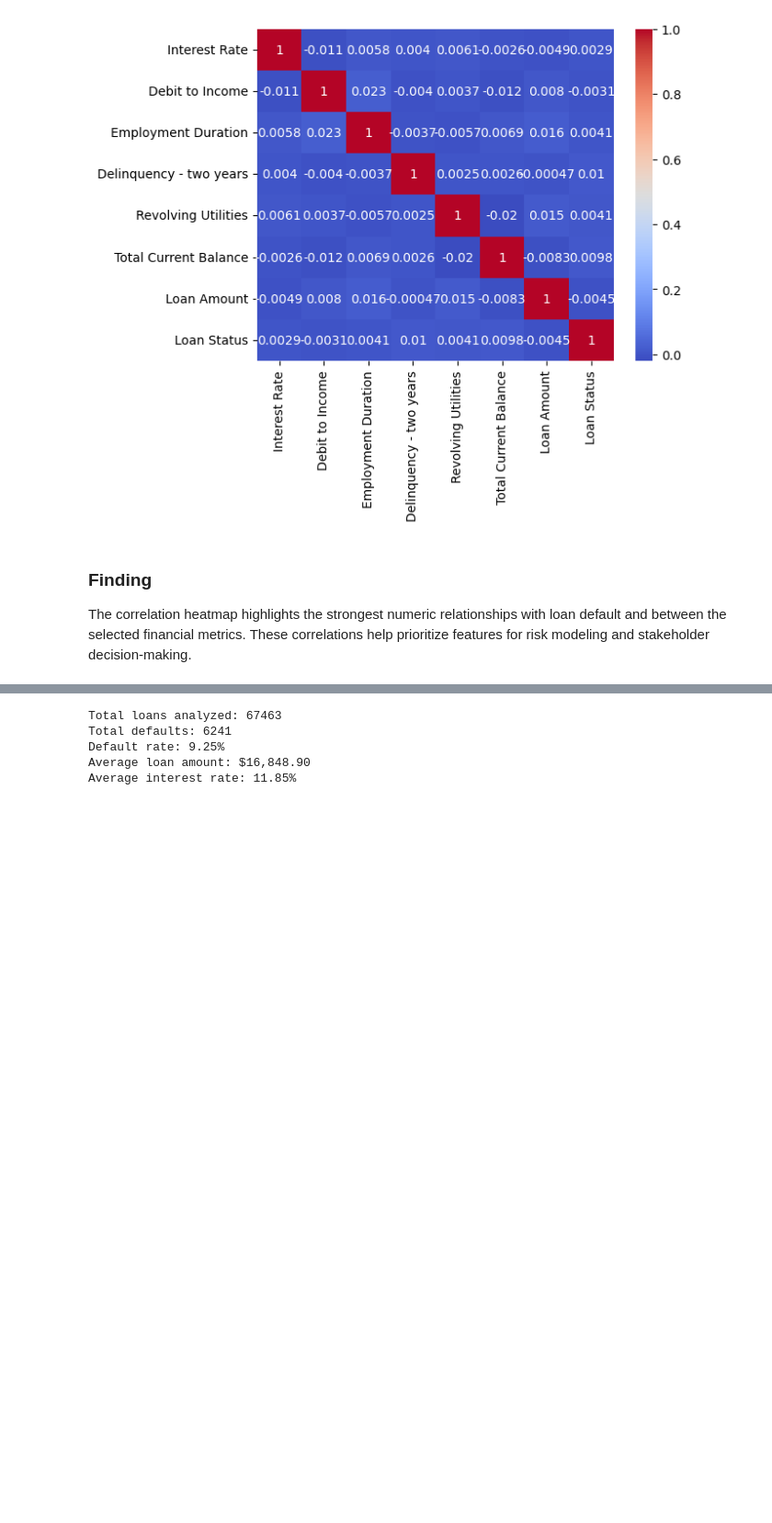
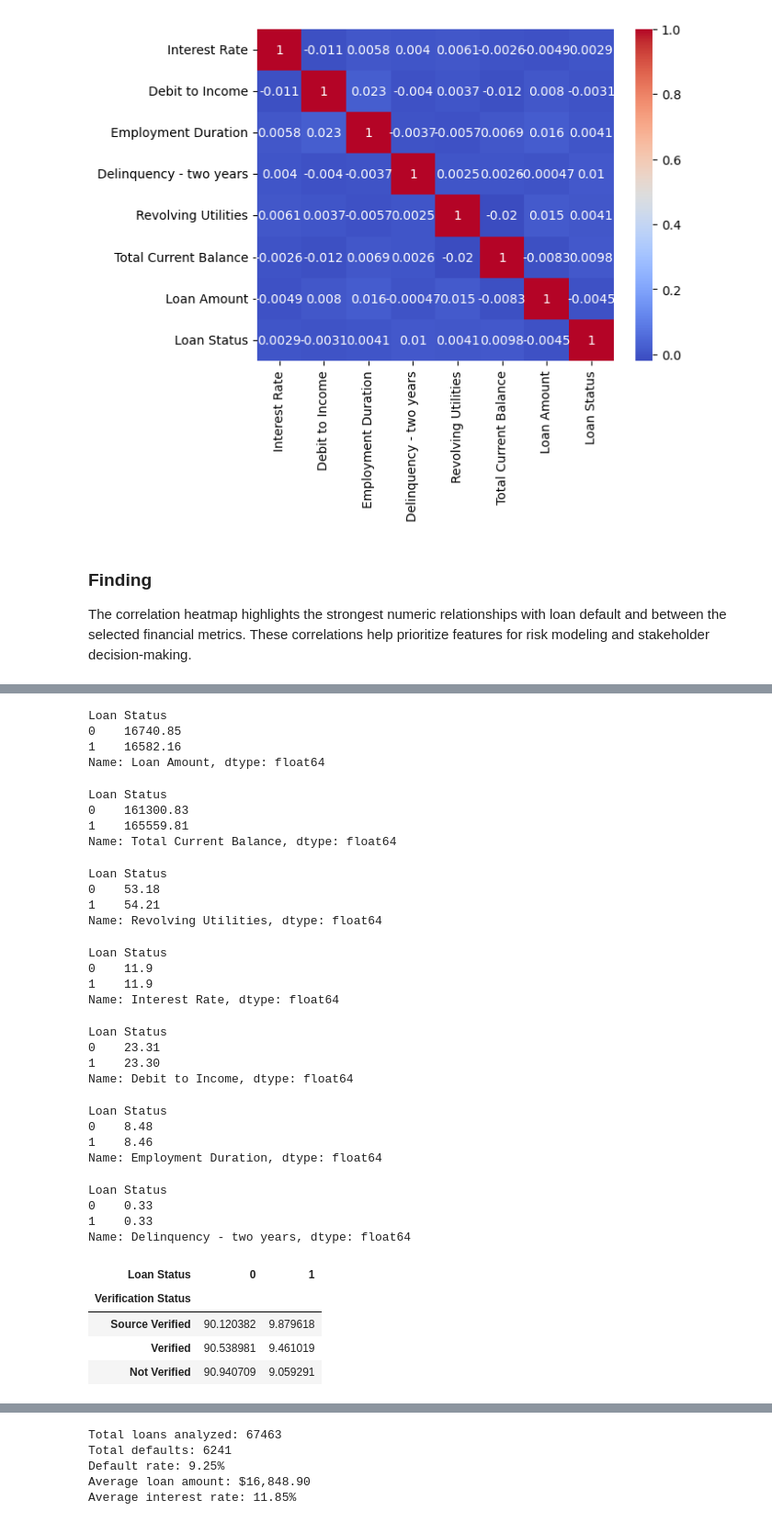
Before and after one commit to Dilen-dev/Loan-default-analysis, a Jupyter notebook: Loan Default.ipynb, the cells around one changed output, grey strips where cells are left out. Shown at 92% size. Drawn from its saved outputs; the diff is of its cells as text; code cells hidden in the pictures; blank space fills up the shorter version.

```diff
--- a/Loan Default.ipynb
+++ b/Loan Default.ipynb
@@ -514,0 +559,75 @@ The correlation heatmap highlights the strongest numeric relationships with loan
+# %%
+#Question 10: Does Loan Amount have an influence on loan default?
+Rent_class.groupby("Loan Status")["Loan Amount"].mean().round(2)
+# %% [output]
+Loan Status
+0    16740.85
+1    16582.16
+Name: Loan Amount, dtype: float64
+# %%
+#Question 9: Does Total Current Balance have an influence on loan default?
+Rent_class.groupby("Loan Status")["Total Current Balance"].mean().round(2)
+# %% [output]
+Loan Status
+0    161300.83
+1    165559.81
+Name: Total Current Balance, dtype: float64
+# %%
+#Question 8: Does Revolving Utilities have an influence on loan default?
+Rent_class.groupby("Loan Status")["Revolving Utilities"].mean().round(2)
+# %% [output]
+Loan Status
+0    53.18
+1    54.21
+Name: Revolving Utilities, dtype: float64
+# %%
+#Question 2: Does Interest Rate have an influence on loan default?
+Rent_class.groupby("Loan Status")["Interest Rate"].mean().round(2)
+# %% [output]
+Loan Status
+0    11.9
+1    11.9
+Name: Interest Rate, dtype: float64
+# %%
+#Question 3: Does Debit to Income have an influence on loan default?
+Rent_class.groupby("Loan Status")["Debit to Income"].mean().round(2)
+# %% [output]
+Loan Status
+0    23.31
+1    23.30
+Name: Debit to Income, dtype: float64
+# %%
+#Question 4: Does Employment Duration have an influence on loan default?
+Rent_class.groupby("Loan Status")["Employment Duration"].mean().round(2)
+# %% [output]
+Loan Status
+0    8.48
+1    8.46
+Name: Employment Duration, dtype: float64
+# %%
+#Question 5: Does Delinquency have an influence on loan default?
+Rent_class.groupby("Loan Status")["Delinquency - two years"].mean().round(2)
+# %% [output]
+Loan Status
+0    0.33
+1    0.33
+Name: Delinquency - two years, dtype: float64
+# %%
+#Question 7: Does Verification Status have an influence on loan default?
+verification_status_risk = (
+    pd.crosstab(
+        Rent_class["Verification Status"],
+        Rent_class["Loan Status"],
+        normalize="index"
+    )*100
+)
+verification_status_risk.sort_values(
+    by=1,
+    ascending=False
+)
+# %% [output]
+| Loan Status | 0 | 1 |
+| Verification Status |  |  |
+| Source Verified | 90.120382 | 9.879618 |
+| Verified | 90.538981 | 9.461019 |
+| Not Verified | 90.940709 | 9.059291 |
```
Also changed, not shown: parts of 10 cells of this notebook.
